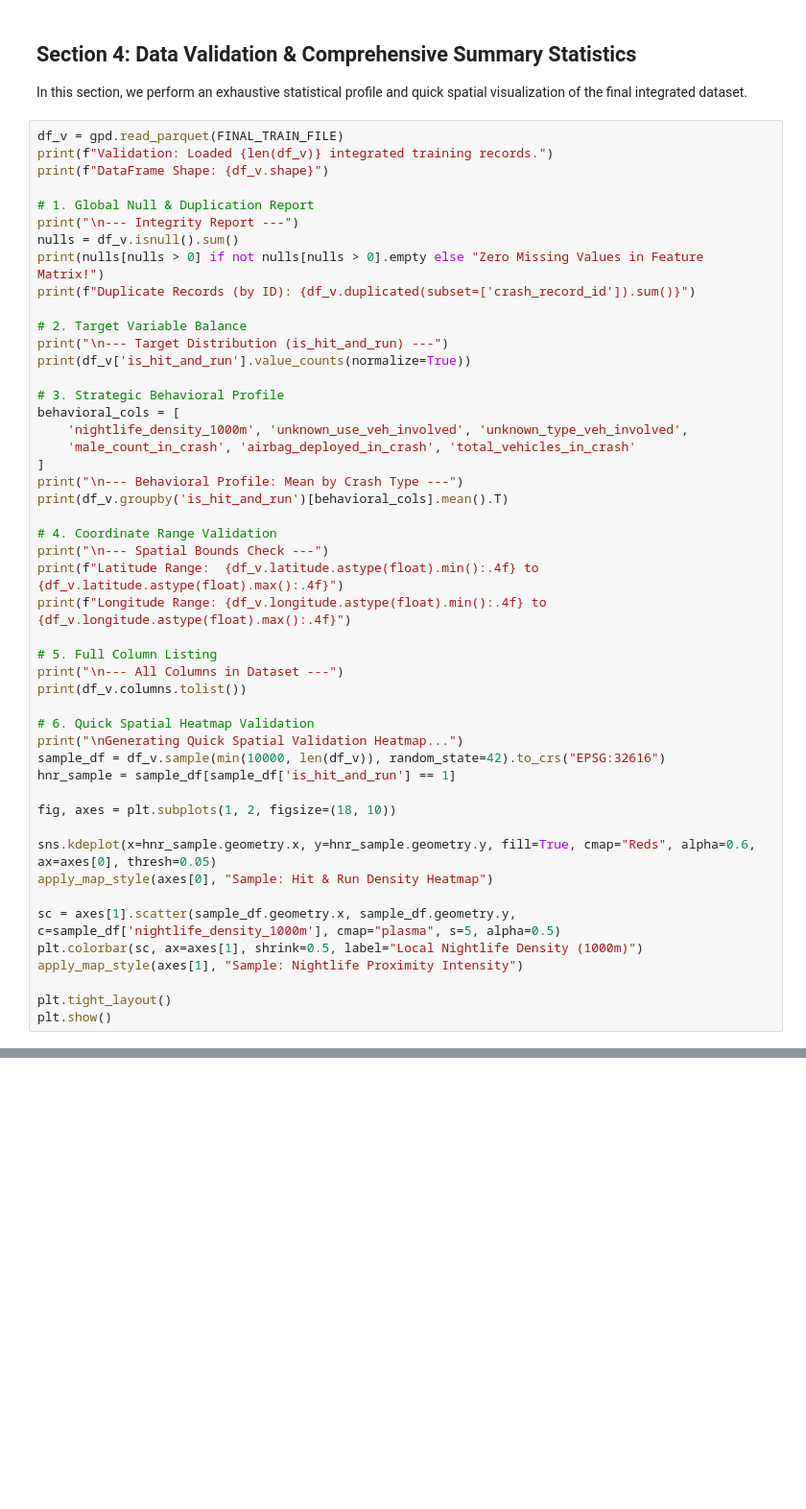
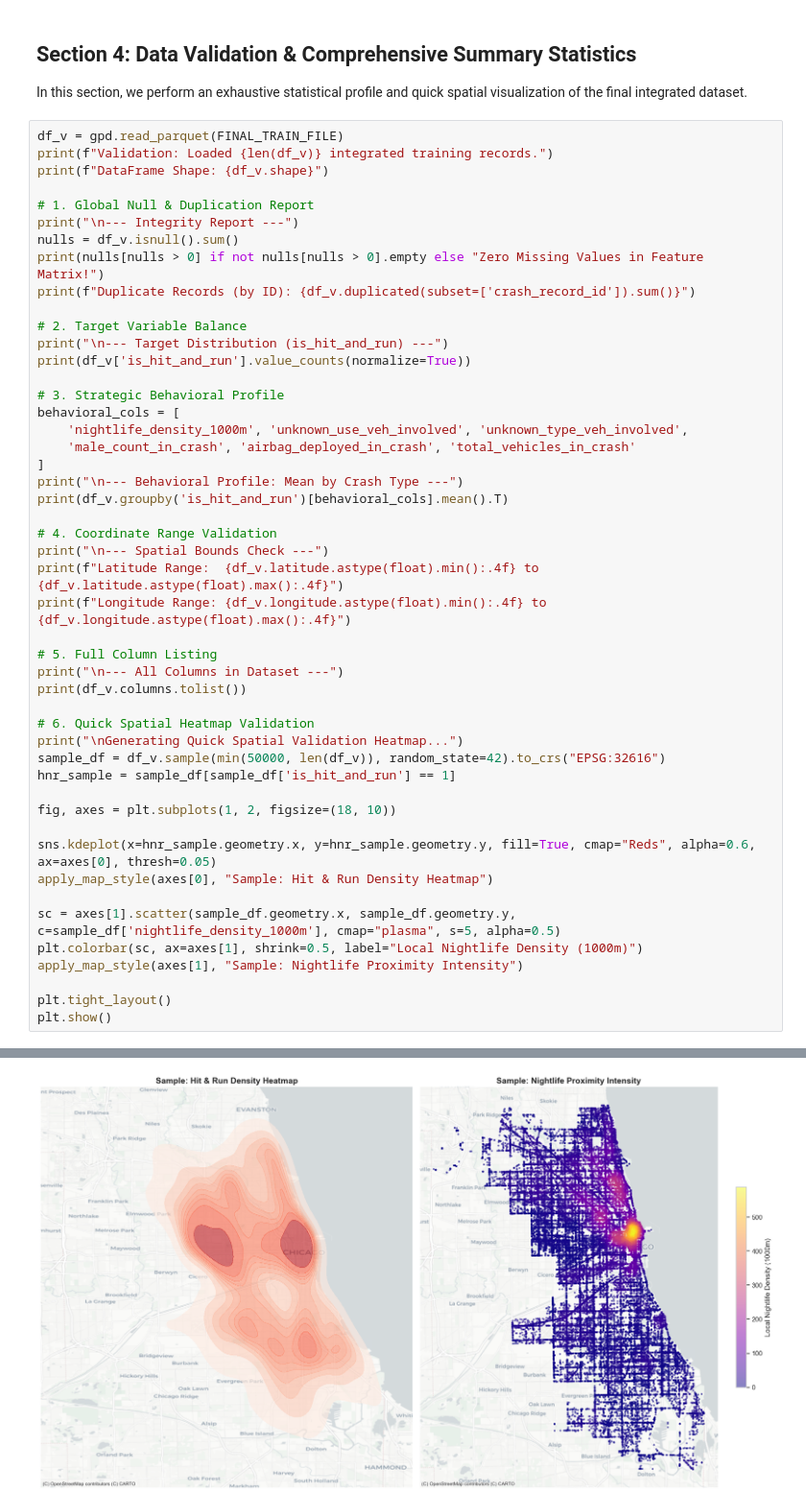
Before and after one commit to casagochman/chicago-hit-and-run, a Jupyter notebook: multi_ds/chicago_hitnrun_v2_multidataset.ipynb, the cells around one changed output, grey strips where cells are left out. Shown at 96% size. Drawn from its saved outputs; the diff is of its cells as text; blank space fills up the shorter version.

```diff
--- a/multi_ds/chicago_hitnrun_v2_multidataset.ipynb
+++ b/multi_ds/chicago_hitnrun_v2_multidataset.ipynb
@@ -250,7 +263,7 @@ print(df_v.columns.tolist())
 
 # 6. Quick Spatial Heatmap Validation
 print("\nGenerating Quick Spatial Validation Heatmap...")
-sample_df = df_v.sample(min(10000, len(df_v)), random_state=42).to_crs("EPSG:32616")
+sample_df = df_v.sample(min(50000, len(df_v)), random_state=42).to_crs("EPSG:32616")
 hnr_sample = sample_df[sample_df['is_hit_and_run'] == 1]
 
 fig, axes = plt.subplots(1, 2, figsize=(18, 10))
@@ -264,3 +277,4 @@ apply_map_style(axes[1], "Sample: Nightlife Proximity Intensity")
 
 plt.tight_layout()
 plt.show()
+# %% [output]
@@ -266,0 +298 @@ plt.show()
+[figure, added]
```
Also changed, not shown: parts of 3 cells of this notebook.
